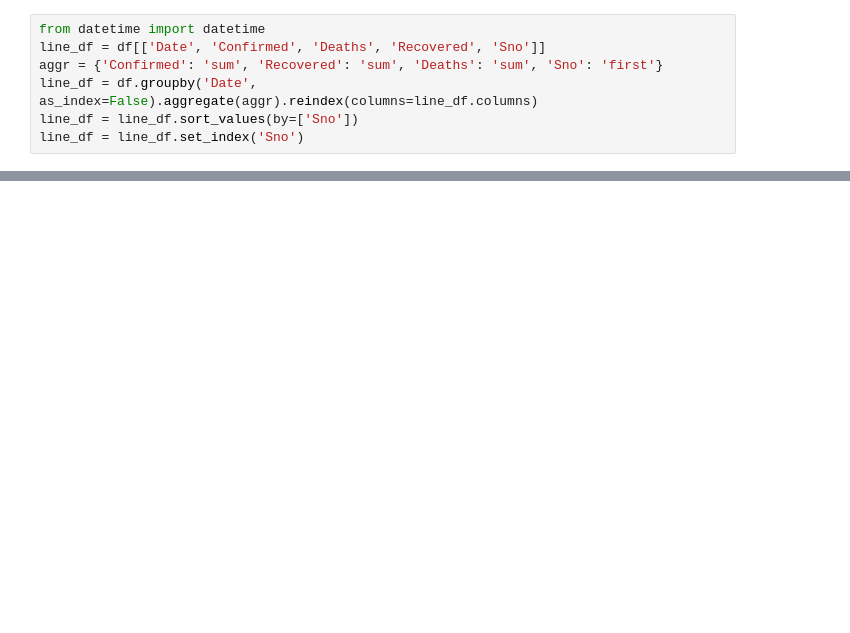
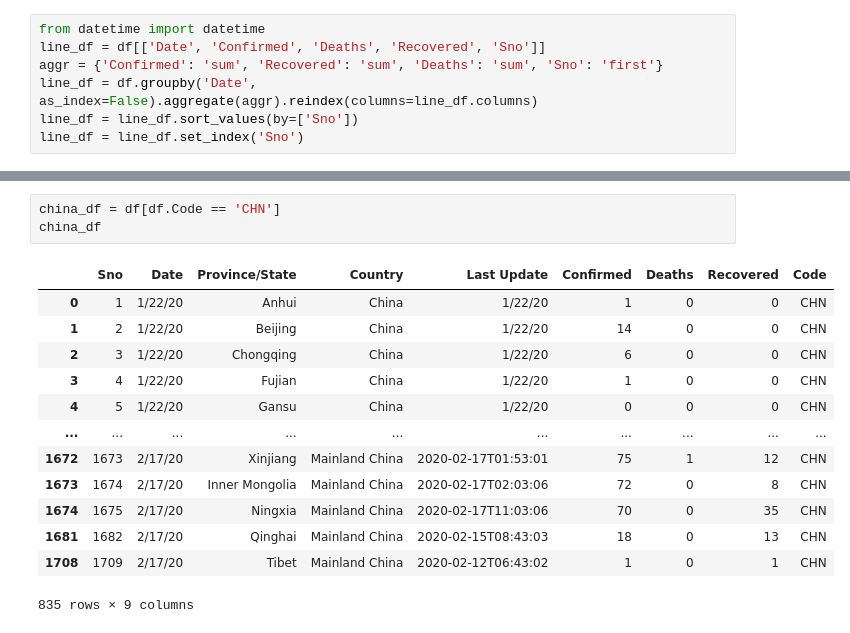
Before and after one commit to MeMihir/nCoViD-Viz, a Jupyter notebook: nCoViD-Viz.ipynb, the cells around one changed output, grey strips where cells are left out. Drawn from its saved outputs; the diff is of its cells as text; blank space fills up the shorter version.

Commit message:
Individual Countries and China standalone visualisations added.

```diff
--- a/nCoViD-Viz.ipynb
+++ b/nCoViD-Viz.ipynb
@@ -81,3 +88,20 @@ The pandas.np module is deprecated and will be removed from pandas in a future v
 
 The pandas.np module is deprecated and will be removed from pandas in a future version. Import numpy directly instead
 [interactive output not drawn]
+# %%
+china_df = df[df.Code == 'CHN']
+china_df
+# %% [output]
+|  | Sno | Date | Province/State | Country | Last Update | Confirmed | Deaths | Recovered | Code |
+| 0 | 1 | 1/22/20 | Anhui | China | 1/22/20 | 1 | 0 | 0 | CHN |
+| 1 | 2 | 1/22/20 | Beijing | China | 1/22/20 | 14 | 0 | 0 | CHN |
+| 2 | 3 | 1/22/20 | Chongqing | China | 1/22/20 | 6 | 0 | 0 | CHN |
+| 3 | 4 | 1/22/20 | Fujian | China | 1/22/20 | 1 | 0 | 0 | CHN |
+| 4 | 5 | 1/22/20 | Gansu | China | 1/22/20 | 0 | 0 | 0 | CHN |
+| ... | ... | ... | ... | ... | ... | ... | ... | ... | ... |
+| 1672 | 1673 | 2/17/20 | Xinjiang | Mainland China | 2020-02-17T01:53:01 | 75 | 1 | 12 | CHN |
+| 1673 | 1674 | 2/17/20 | Inner Mongolia | Mainland China | 2020-02-17T02:03:06 | 72 | 0 | 8 | CHN |
+| 1674 | 1675 | 2/17/20 | Ningxia | Mainland China | 2020-02-17T11:03:06 | 70 | 0 | 35 | CHN |
+| 1681 | 1682 | 2/17/20 | Qinghai | Mainland China | 2020-02-15T08:43:03 | 18 | 0 | 13 | CHN |
+| 1708 | 1709 | 2/17/20 | Tibet | Mainland China | 2020-02-12T06:43:02 | 1 | 0 | 1 | CHN |
+835 rows × 9 columns
```
Also changed, not shown: parts of 15 cells of this notebook, 2 other files.
